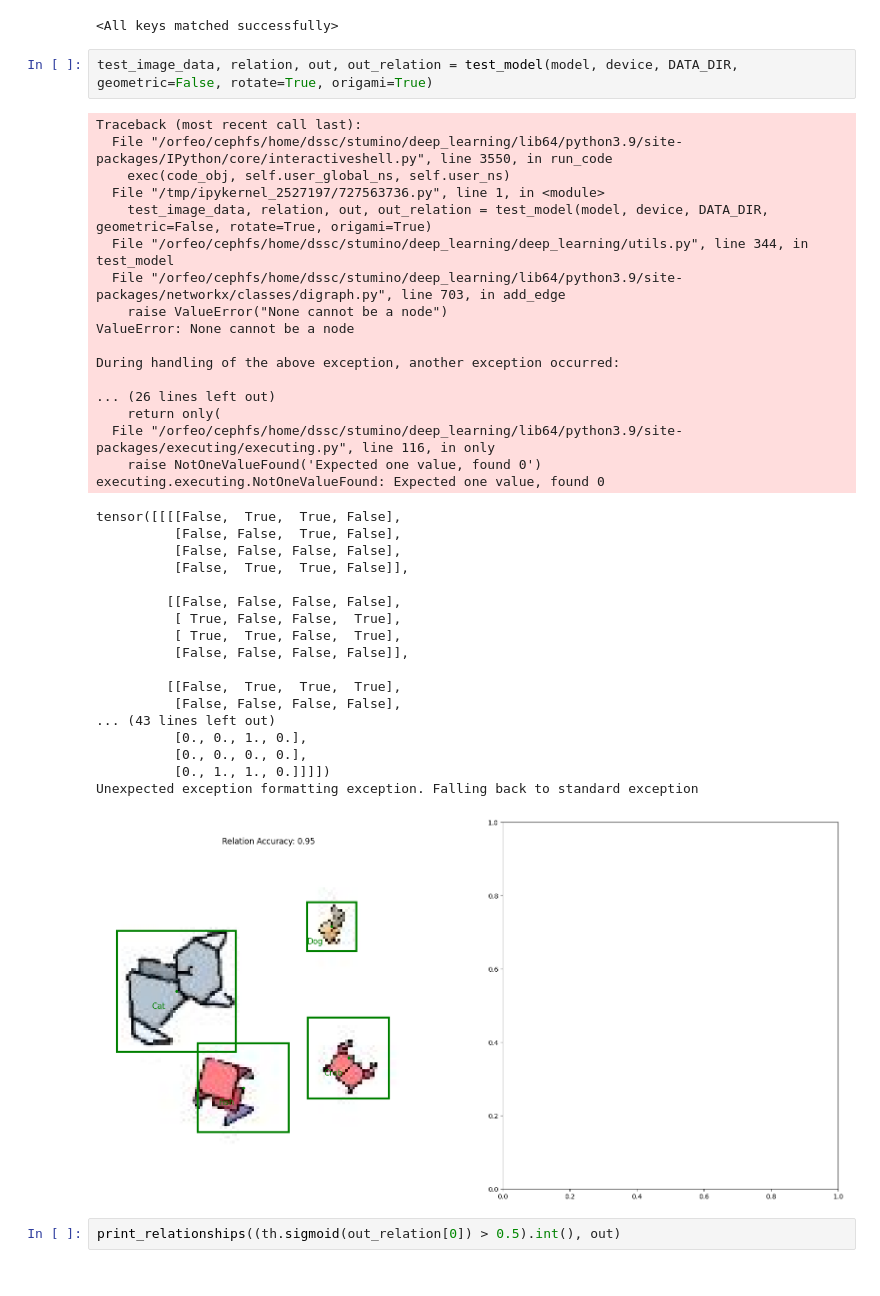
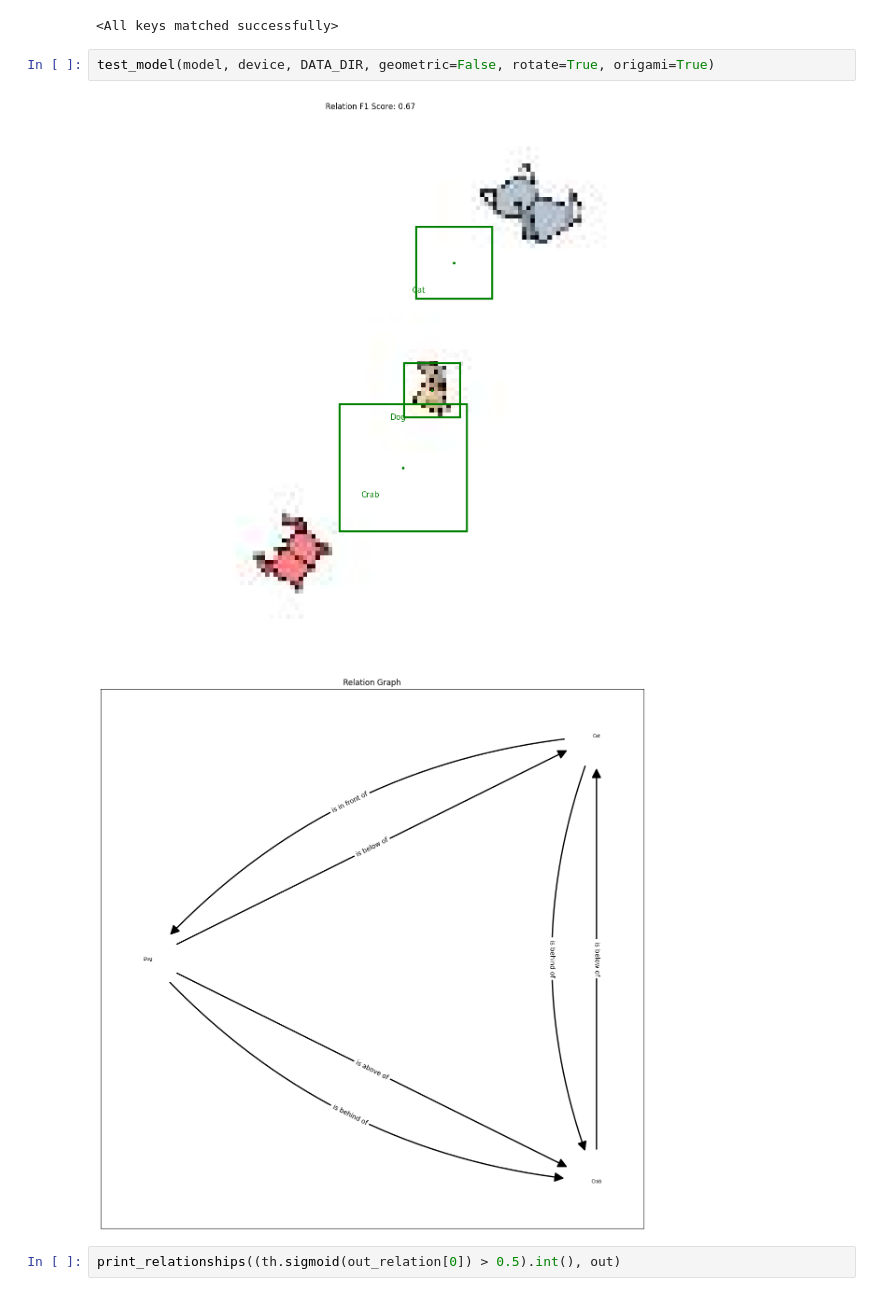
Before and after one commit to Nefasto1/Deep-Learning-Project, a Jupyter notebook: main.ipynb, the cells around one changed output. Saved outputs shown, nothing was run; the diff lists cells and outputs as text.

Commit message:
refactored method to test model

```diff
--- a/main.ipynb
+++ b/main.ipynb
@@ -142,43 +139,10 @@ model.load_state_dict(weights)
 # %% [output]
 <All keys matched successfully>
 # %%
-test_image_data, relation, out, out_relation = test_model(model, device, DATA_DIR, geometric=False, rotate=True, origami=True)
+test_model(model, device, DATA_DIR, geometric=False, rotate=True, origami=True)
 # %% [output]
-Traceback (most recent call last):
-  File "/orfeo/cephfs/home/dssc/stumino/deep_learning/lib64/python3.9/site-packages/IPython/core/interactiveshell.py", line 3550, in run_code
-    exec(code_obj, self.user_global_ns, self.user_ns)
-  File "/tmp/ipykernel_2527197/727563736.py", line 1, in <module>
-    test_image_data, relation, out, out_relation = test_model(model, device, DATA_DIR, geometric=False, rotate=True, origami=True)
-  File "/orfeo/cephfs/home/dssc/stumino/deep_learning/deep_learning/utils.py", line 344, in test_model
-  File "/orfeo/cephfs/home/dssc/stumino/deep_learning/lib64/python3.9/site-packages/networkx/classes/digraph.py", line 703, in add_edge
-    raise ValueError("None cannot be a node")
-ValueError: None cannot be a node
-
-During handling of the above exception, another exception occurred:
-
-... (26 lines left out)
-    return only(
-  File "/orfeo/cephfs/home/dssc/stumino/deep_learning/lib64/python3.9/site-packages/executing/executing.py", line 116, in only
-    raise NotOneValueFound('Expected one value, found 0')
-executing.executing.NotOneValueFound: Expected one value, found 0
-tensor([[[[False,  True,  True, False],
-          [False, False,  True, False],
-          [False, False, False, False],
-          [False,  True,  True, False]],
-
-         [[False, False, False, False],
-          [ True, False, False,  True],
-          [ True,  True, False,  True],
-          [False, False, False, False]],
-
-         [[False,  True,  True,  True],
-          [False, False, False, False],
-... (43 lines left out)
-          [0., 0., 1., 0.],
-          [0., 0., 0., 0.],
-          [0., 1., 1., 0.]]]])
-Unexpected exception formatting exception. Falling back to standard exception
-[figure, old version]
+[figure, new version]
+[figure, added]
 # %%
 print_relationships((th.sigmoid(out_relation[0]) > 0.5).int(), out)
 # %% [output]
```
Also changed, not shown: parts of 3 cells of this notebook, 3 other files.
